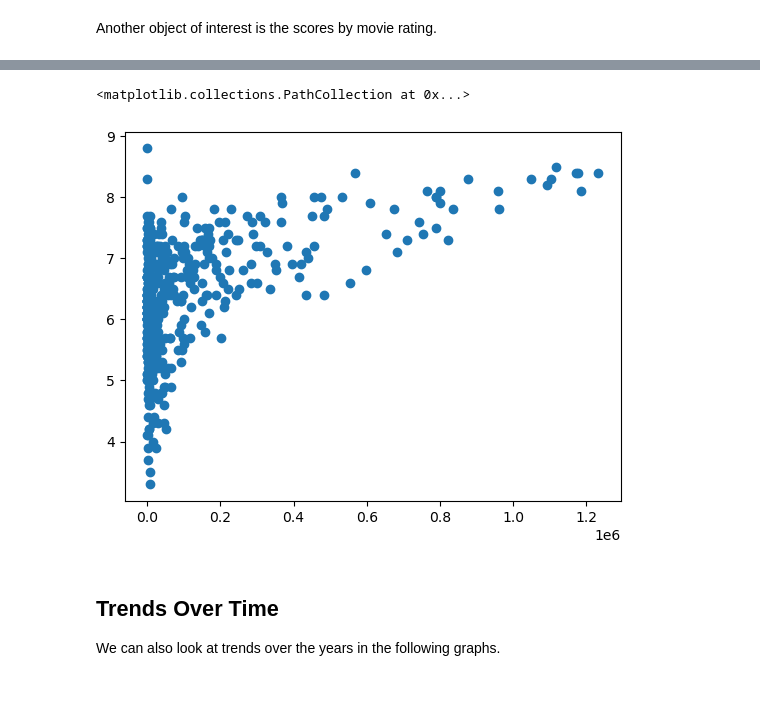
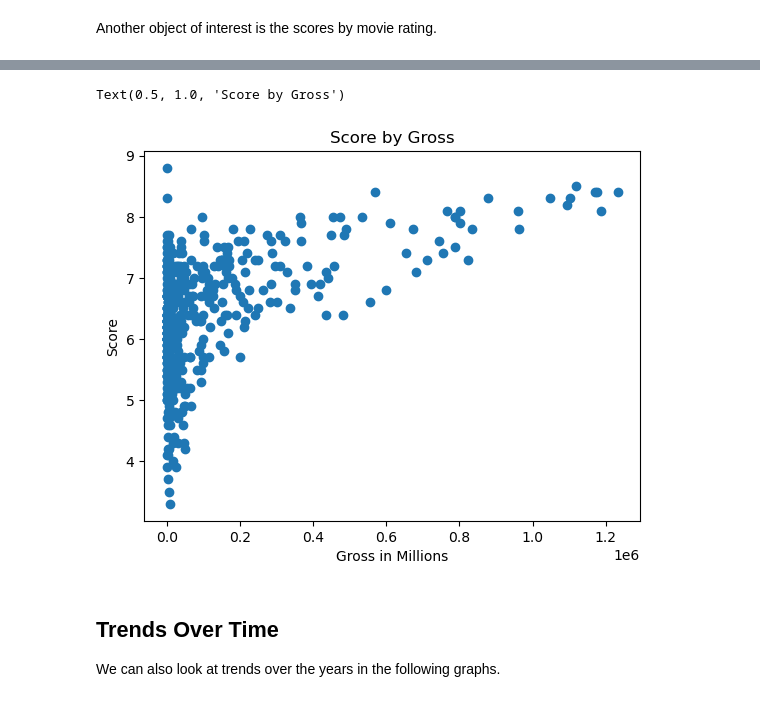
Before and after one commit to oliviahanks/Movies, a Jupyter notebook: disney_movie_analysis/analysis.ipynb, the cells around one changed output, grey strips where cells are left out. Drawn from its saved outputs; the diff is of its cells as text; code cells hidden in the pictures.

```diff
--- a/disney_movie_analysis/analysis.ipynb
+++ b/disney_movie_analysis/analysis.ipynb
@@ -318,8 +318,11 @@ sns.boxplot(x='rating', y='score', data=imdb)
 # %%
 plt.scatter(x = imdb.gross, y = imdb.score)
+plt.xlabel('Gross in Millions')
+plt.ylabel('Score')
+plt.title('Score by Gross')
 # %% [output]
-<matplotlib.collections.PathCollection at 0x...>
+Text(0.5, 1.0, 'Score by Gross')
-[figure, old version]
+[figure, new version]
 # %% [markdown]
 ## Trends Over Time
 
```
Also changed, not shown: parts of 7 cells of this notebook, 5 other files.
